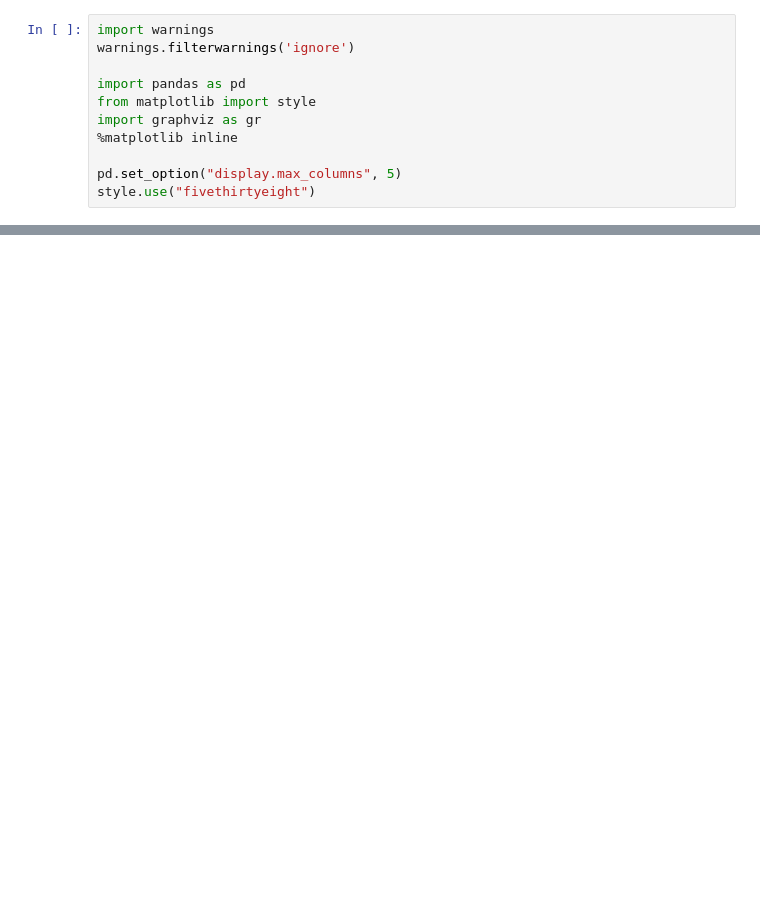
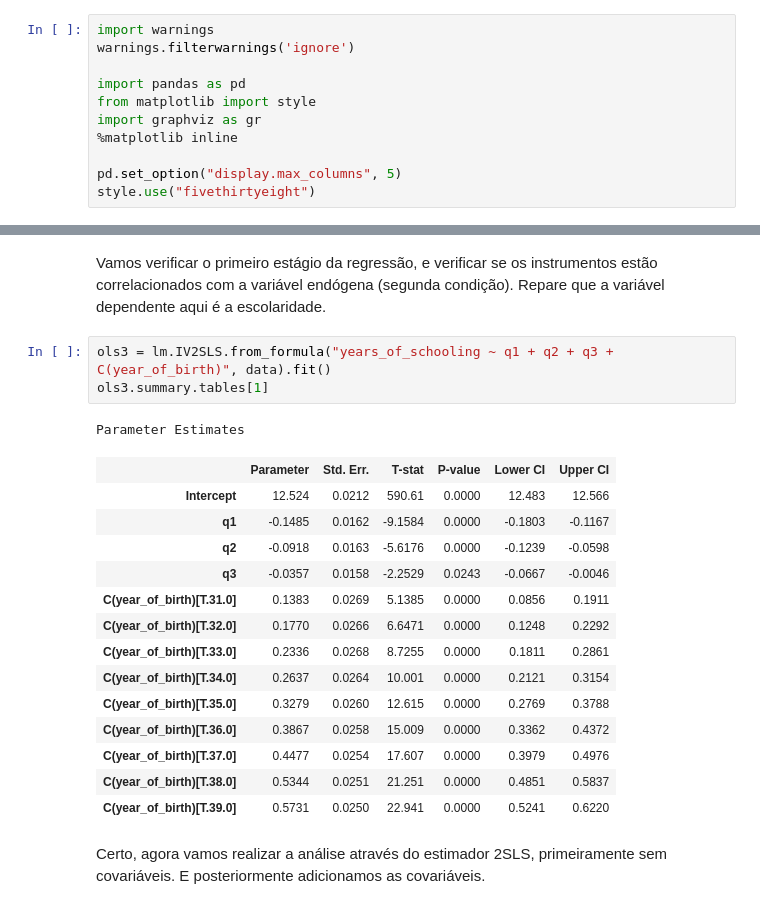
Before and after one commit to Daniel-Uhr/Microeconometrics_Notes, a Jupyter notebook: 03-LATE.ipynb, the cells around one changed output, grey strips where cells are left out. Saved outputs shown, nothing was run; the diff lists cells and outputs as text; blank space fills up the shorter version.

```diff
--- a/03-LATE.ipynb
+++ b/03-LATE.ipynb
@@ -396,0 +260,23 @@
+# %% [markdown]
+Vamos verificar o primeiro estágio da regressão, e verificar se os instrumentos estão correlacionados com a variável endógena (segunda condição). Repare que a variável dependente aqui é a escolaridade.
+# %%
+ols3 = lm.IV2SLS.from_formula("years_of_schooling ~ q1 + q2 + q3 + C(year_of_birth)", data).fit()
+ols3.summary.tables[1]
+# %% [output]
+Parameter Estimates
+|  | Parameter | Std. Err. | T-stat | P-value | Lower CI | Upper CI |
+| Intercept | 12.524 | 0.0212 | 590.61 | 0.0000 | 12.483 | 12.566 |
+| q1 | -0.1485 | 0.0162 | -9.1584 | 0.0000 | -0.1803 | -0.1167 |
+| q2 | -0.0918 | 0.0163 | -5.6176 | 0.0000 | -0.1239 | -0.0598 |
+| q3 | -0.0357 | 0.0158 | -2.2529 | 0.0243 | -0.0667 | -0.0046 |
+| C(year_of_birth)[T.31.0] | 0.1383 | 0.0269 | 5.1385 | 0.0000 | 0.0856 | 0.1911 |
+| C(year_of_birth)[T.32.0] | 0.1770 | 0.0266 | 6.6471 | 0.0000 | 0.1248 | 0.2292 |
+| C(year_of_birth)[T.33.0] | 0.2336 | 0.0268 | 8.7255 | 0.0000 | 0.1811 | 0.2861 |
+| C(year_of_birth)[T.34.0] | 0.2637 | 0.0264 | 10.001 | 0.0000 | 0.2121 | 0.3154 |
+| C(year_of_birth)[T.35.0] | 0.3279 | 0.0260 | 12.615 | 0.0000 | 0.2769 | 0.3788 |
+| C(year_of_birth)[T.36.0] | 0.3867 | 0.0258 | 15.009 | 0.0000 | 0.3362 | 0.4372 |
+| C(year_of_birth)[T.37.0] | 0.4477 | 0.0254 | 17.607 | 0.0000 | 0.3979 | 0.4976 |
+| C(year_of_birth)[T.38.0] | 0.5344 | 0.0251 | 21.251 | 0.0000 | 0.4851 | 0.5837 |
+| C(year_of_birth)[T.39.0] | 0.5731 | 0.0250 | 22.941 | 0.0000 | 0.5241 | 0.6220 |
+# %% [markdown]
+Certo, agora vamos realizar a análise através do estimador 2SLS, primeiramente sem covariáveis. E posteriormente adicionamos as covariáveis.
```
Also changed, not shown: parts of 78 cells of this notebook.
